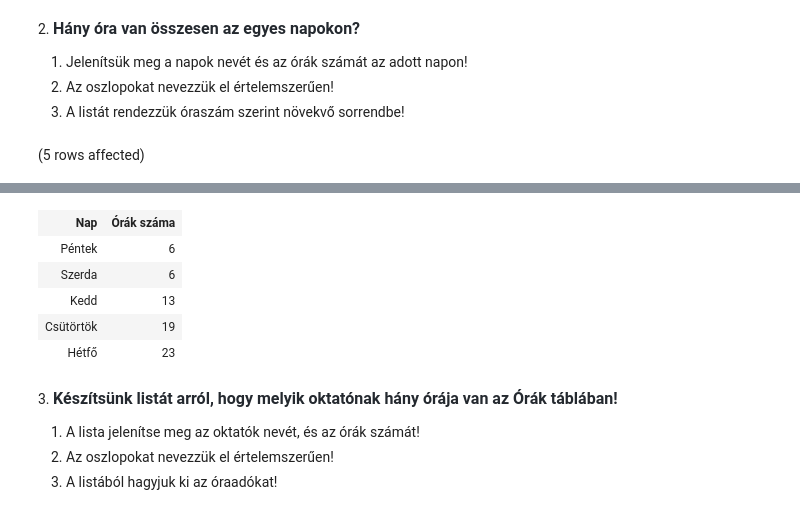
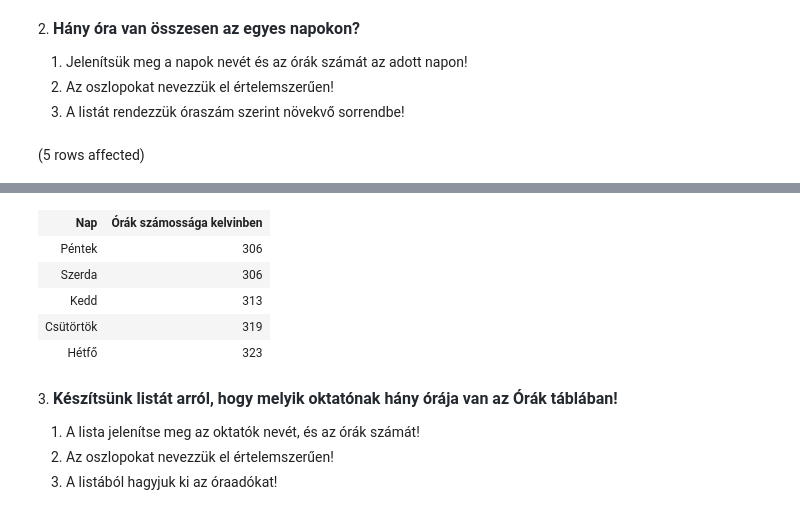
Before and after one commit to barnabasbaranyistud/SQLgyak03, a Jupyter notebook: gyakorlat03_feladatok.ipynb, the cells around one changed output, grey strips where cells are left out. Saved outputs shown, nothing was run; the diff lists cells and outputs as text; code cells hidden in the pictures.

```diff
--- a/gyakorlat03_feladatok.ipynb
+++ b/gyakorlat03_feladatok.ipynb
@@ -35,7 +35,7 @@ Total execution time: 00:00:00.003
 2. Az oszlopokat nevezzük el értelemszerűen!
 3. A listát rendezzük óraszám szerint növekvő sorrendbe!
 # %%
-SELECT n.nap as 'Nap', count(o.ora_id) as 'Órák száma'
+SELECT n.nap as 'Nap', count(o.ora_id)+300 as 'Órák számossága kelvinben'
 FROM Orak o JOIN Napok n ON o.nap = n.nap_id
 GROUP BY n.nap
 ORDER BY count(*) ASC
@@ -45,9 +45,9 @@ Total execution time: 00:00:00.010
-| Nap | Órák száma |
-| Péntek | 6 |
-| Szerda | 6 |
-| Kedd | 13 |
-| Csütörtök | 19 |
-| Hétfő | 23 |
+| Nap | Órák számossága kelvinben |
+| Péntek | 306 |
+| Szerda | 306 |
+| Kedd | 313 |
+| Csütörtök | 319 |
+| Hétfő | 323 |
 # %% [markdown]
 3. <span style="font-weight: 600; color: rgb(36, 41, 47); font-family: -apple-system, BlinkMacSystemFont, &quot;Segoe UI&quot;, Helvetica, Arial, sans-serif, &quot;Apple Color Emoji&quot;, &quot;Segoe UI Emoji&quot;; font-size: 16px;">Készítsünk listát arról, hogy melyik oktatónak hány órája van az Órák táblában!</span>
 
```
Also changed, not shown: parts of 3 cells of this notebook.
